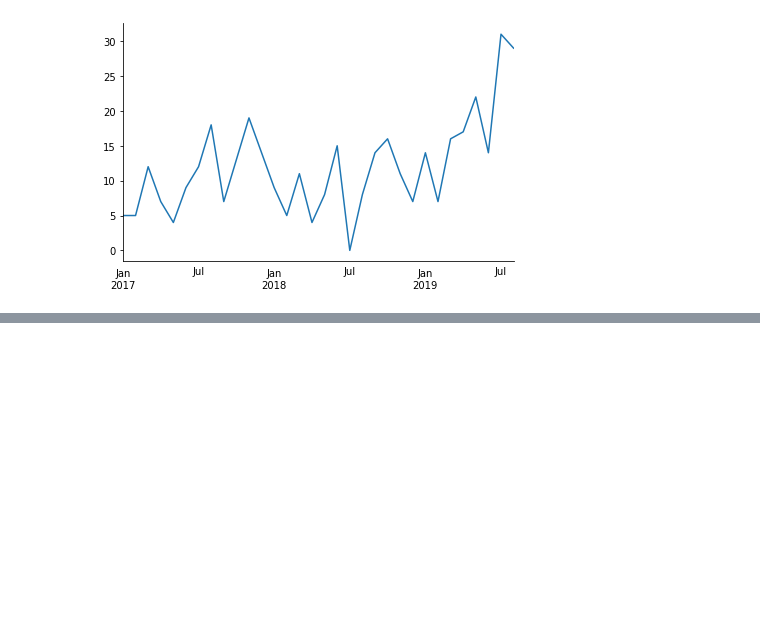
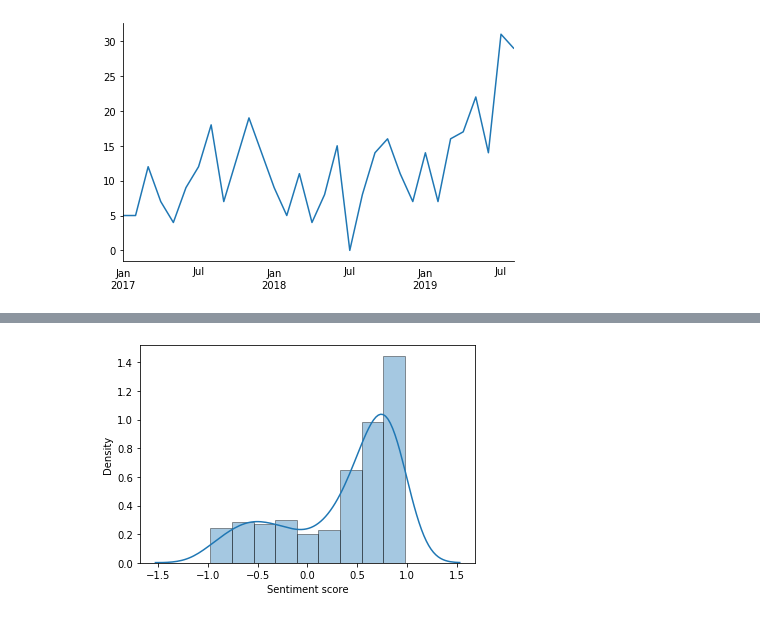
Before and after one commit to BjornCilleborg/sds2019, a Jupyter notebook: EXAM PROJECT/Exam Project_26.ipynb, the cells around one changed output, grey strips where cells are left out. Cells and saved outputs as stored; diff of their text form; code cells hidden in the pictures; blank space fills up the shorter version.

```diff
--- a/EXAM PROJECT/Exam Project_26.ipynb
+++ b/EXAM PROJECT/Exam Project_26.ipynb
@@ -555,0 +596,15 @@ plt.show()
+# %%
+df_bloom_drop_null = df_bloom_drop_datetime.query('sentiment!=0')
+bloom_null_sentiment_mean_by_day = df_bloom_drop_null.groupby('datetime')['sentiment'].mean()
+Sentplot = sns.distplot(bloom_null_sentiment_mean_by_day, hist=True, kde=True,
+             hist_kws={'edgecolor':'black'})
+
+
+Sentplot.set_xlabel('Sentiment score')
+Sentplot.set_ylabel('Density')
+Sentplot.xaxis.label.set_fontsize(10)
+Sentplot.yaxis.label.set_fontsize(10)
+FigKDE = Sentplot.get_figure()
+FigKDE.savefig('KDEPLOT2.png')
+# %% [output]
+[figure, added]
```
Also changed, not shown: parts of 6 cells of this notebook.
